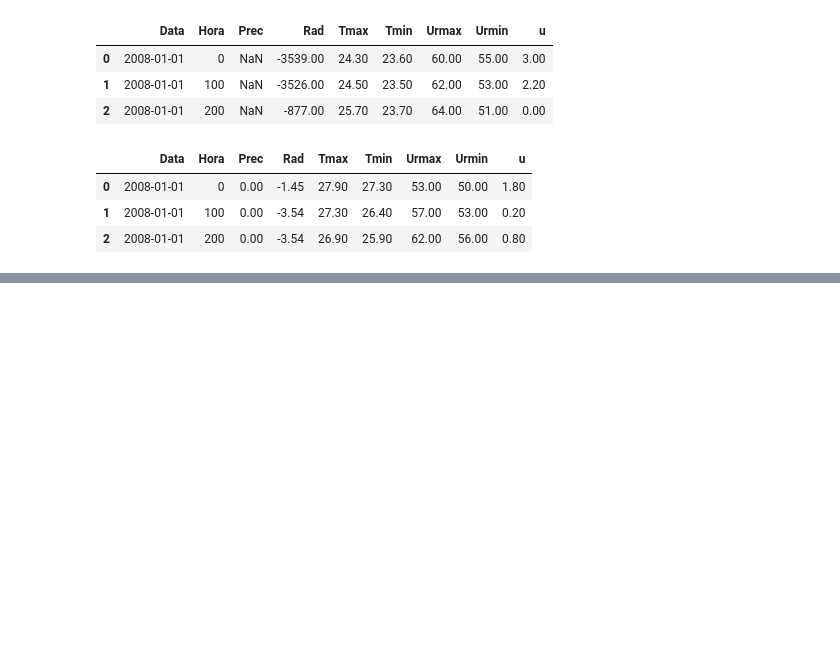
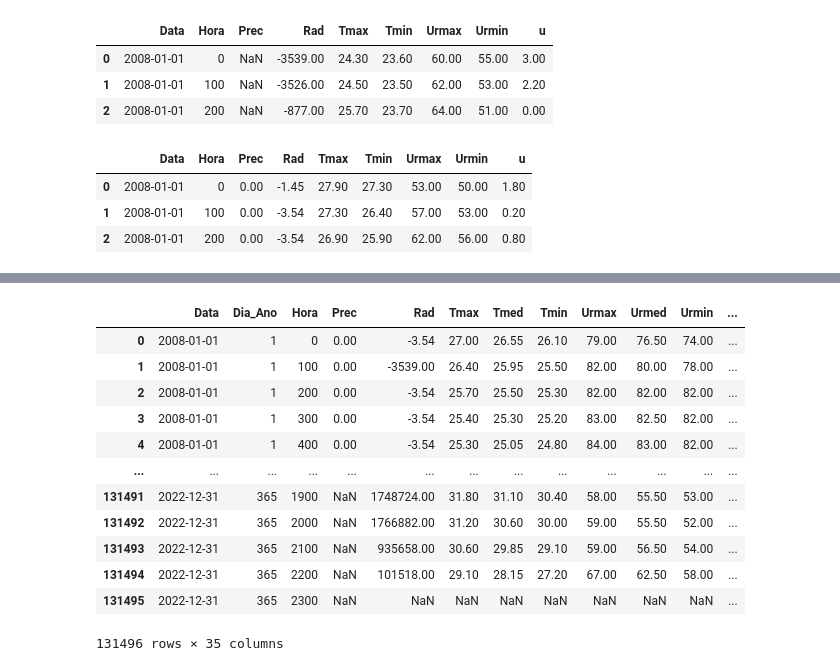
Before and after one commit to angelassilviane/esalq_dados_clima, a Jupyter notebook: main.ipynb, the cells around one changed output, grey strips where cells are left out. Cells and saved outputs as stored; diff of their text form; code cells hidden in the pictures; blank space fills up the shorter version.

```diff
--- a/main.ipynb
+++ b/main.ipynb
@@ -92,0 +131,22 @@ df_A738.head(3) # primeiras linhas
+# %%
+# Chamar a função para calcular a ETo:
+# def calc_eto(df_estacao, alt, lat)
+alt = 284
+lat = -12.615
+
+df_estacao = calc_eto(df_estacao, alt, lat)
+df_estacao
+# %% [output]
+|  | Data | Dia_Ano | Hora | Prec | Rad | Tmax | Tmed | Tmin | Urmax | Urmed | Urmin | ... |
+| 0 | 2008-01-01 | 1 | 0 | 0.00 | -3.54 | 27.00 | 26.55 | 26.10 | 79.00 | 76.50 | 74.00 | ... |
+| 1 | 2008-01-01 | 1 | 100 | 0.00 | -3539.00 | 26.40 | 25.95 | 25.50 | 82.00 | 80.00 | 78.00 | ... |
+| 2 | 2008-01-01 | 1 | 200 | 0.00 | -3.54 | 25.70 | 25.50 | 25.30 | 82.00 | 82.00 | 82.00 | ... |
+| 3 | 2008-01-01 | 1 | 300 | 0.00 | -3.54 | 25.40 | 25.30 | 25.20 | 83.00 | 82.50 | 82.00 | ... |
+| 4 | 2008-01-01 | 1 | 400 | 0.00 | -3.54 | 25.30 | 25.05 | 24.80 | 84.00 | 83.00 | 82.00 | ... |
+| ... | ... | ... | ... | ... | ... | ... | ... | ... | ... | ... | ... | ... |
+| 131491 | 2022-12-31 | 365 | 1900 | NaN | 1748724.00 | 31.80 | 31.10 | 30.40 | 58.00 | 55.50 | 53.00 | ... |
+| 131492 | 2022-12-31 | 365 | 2000 | NaN | 1766882.00 | 31.20 | 30.60 | 30.00 | 59.00 | 55.50 | 52.00 | ... |
+| 131493 | 2022-12-31 | 365 | 2100 | NaN | 935658.00 | 30.60 | 29.85 | 29.10 | 59.00 | 56.50 | 54.00 | ... |
+| 131494 | 2022-12-31 | 365 | 2200 | NaN | 101518.00 | 29.10 | 28.15 | 27.20 | 67.00 | 62.50 | 58.00 | ... |
+| 131495 | 2022-12-31 | 365 | 2300 | NaN | NaN | NaN | NaN | NaN | NaN | NaN | NaN | ... |
+131496 rows × 35 columns
```
Also changed, not shown: parts of 21 cells of this notebook, 2 other files.
